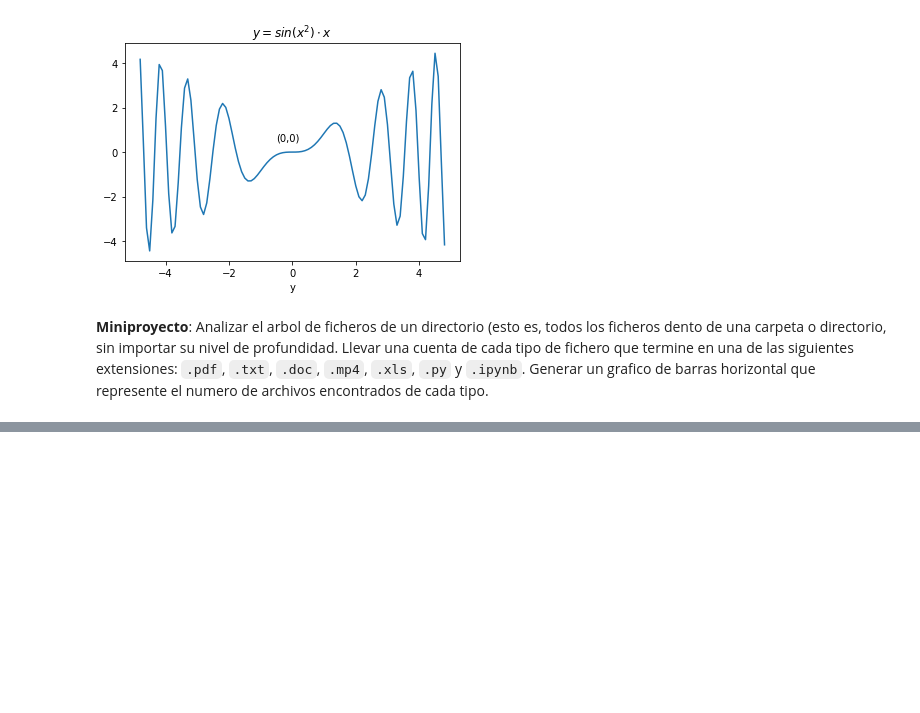
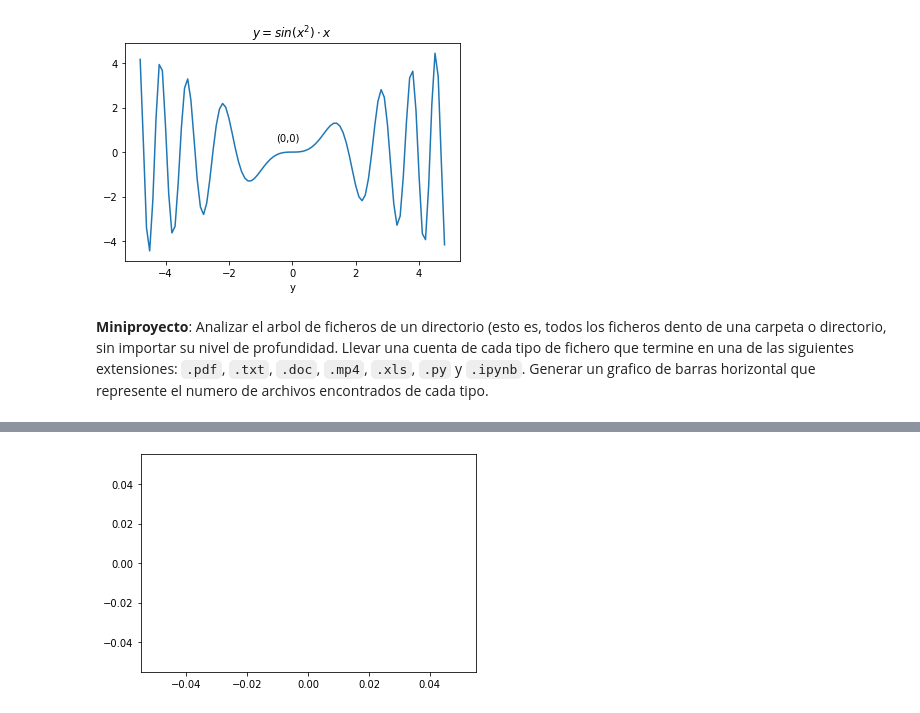
Before and after one commit to RoberHerraiz/eoi, a Jupyter notebook: 05-libs/external/matplotlib/matplotlib.ipynb, the cells around one changed output, grey strips where cells are left out. Cells and saved outputs as stored; diff of their text form; code cells hidden in the pictures; blank space fills up the shorter version.

```diff
--- a/05-libs/external/matplotlib/matplotlib.ipynb
+++ b/05-libs/external/matplotlib/matplotlib.ipynb
@@ -290,0 +386,32 @@ plt.show()
+# %%
+# %load tree-size.py
+import os
+import collections
+
+import matplotlib.pyplot as plt
+
+FILETYPES = [
+    ".pdf",
+    ".txt",
+    ".doc",
+    ".mp4",
+    ".xls",
+    ".py",
+    "ipynb",
+]
+
+counter = collections.Counter()
+sizes = collections.Counter()
+home = os.path.expanduser("~") + "/Dropbox"
+for (basedir, dirnames, filenames) in os.walk(home):
+    for filename in filenames:
+        _, ext = os.path.splitext(filename)
+        ext = ext.lower()
+        if ext in FILETYPES:
+            counter[ext] += 1
+
+labels = list(counter.keys())
+plt.barh(labels, counter.values(), color ="coral", alpha=0.3)
+plt.show()
+# %% [output]
+[figure, added]
```
Also changed, not shown: parts of 6 cells of this notebook, 3 other files.
